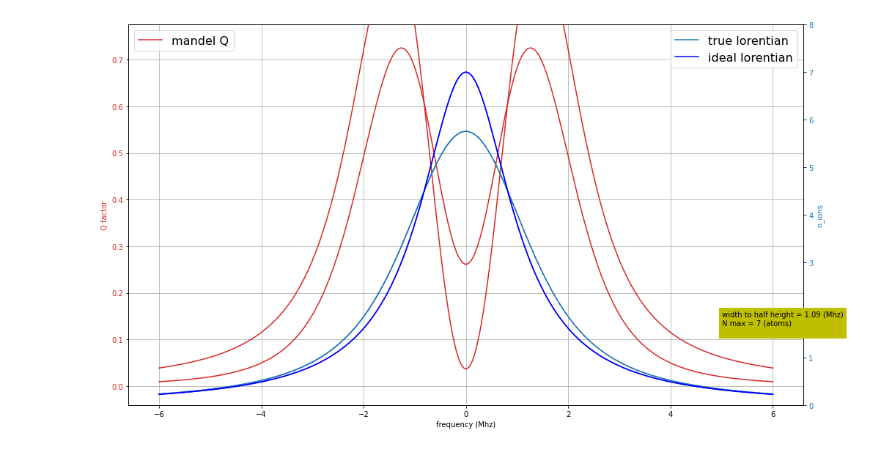
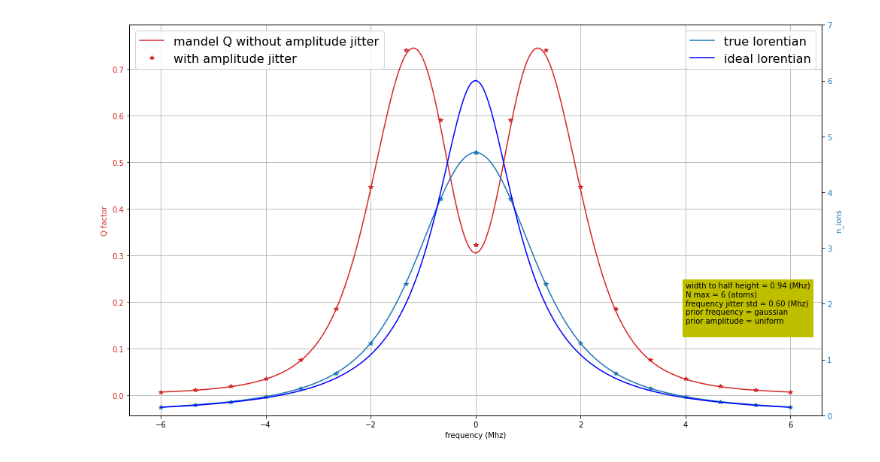
Before and after one commit to Valerio-Amico/Lab-Rydberg, a Jupyter notebook: Q_simulations/read_files.ipynb, the cells around one changed output. Cells and saved outputs as stored; diff of their text form; code cells hidden in the pictures.

```diff
--- a/Q_simulations/read_files.ipynb
+++ b/Q_simulations/read_files.ipynb
@@ -33,52 +35,58 @@ f01=np.array(f01)
 def lorentian(x, n_max, Gamma, x_resonance=0):
     return n_max*(Gamma**2/((x-x_resonance)**2+Gamma**2))
 # %%
-n_max=7
-g = 2.2*780/1013-0.6
+n_max=6
+g = 2*780/1013-0.6
+f_std=0.6
 # %%
 y=lorentian(f0,n_max,g)
-y1=lorentian(f01,n_max,g)
+#y1=lorentian(n,n_max,g)
 
 fig, ax1 = plt.subplots(figsize=(14, 8))
 
 color = 'tab:red'
 ax1.set_xlabel('frequency (Mhz)')
 ax1.set_ylabel('Q factor', color=color)
-ax1.plot(f0, Q, "-", color=color, label="mandel Q")
+ax1.plot(f0, Q, "-", color=color, label="mandel Q without amplitude jitter")
 ax1.plot(-f0, Q, "-", color=color)
-ax1.plot(f01, Q1, "-", color=color)
-ax1.plot(-f01, Q1, "-", color=color)
+ax1.plot(f01, Q1, "*", color=color, label="with amplitude jitter")
+ax1.plot(-f01, Q1, "*", color=color)
 ax1.tick_params(axis='y', labelcolor=color)
 ax1.set_ylim([min(Q)-0.05,max(Q)+0.05])
 
 ax2 = ax1.twinx()  # instantiate a second axes that shares the same x-axis
 
 color = 'tab:blue'
 ax2.set_ylabel('n_ions', color=color)  # we already handled the x-label with ax1
 ax2.plot(f0, n_means, "-", color=color, label="true lorentian")
 ax2.plot(-f0, n_means, "-", color=color)
-ax2.plot(f01, n_means1, "-", color=color)
-ax2.plot(-f01, n_means1, "-", color=color)
+ax2.plot(f01, n_means1, "*", color=color)
+ax2.plot(-f01, n_means1, "*", color=color)
 ax2.tick_params(axis='y', labelcolor=color)
 ax2.set_ylim([0,n_max+1])
 
 fig.tight_layout()  # otherwise the right y-label is slightly clipped
 ax1.grid()
 
 plt.plot(f0, y, c="b", label="ideal lorentian")
 plt.plot(-f0, y, c="b")
-plt.plot(f01, y1, c="b")
-plt.plot(-f01, y1, c="b")
+
 ax1.legend(loc=2, fontsize=16)
 ax2.legend(loc=1, fontsize=16)
 
 text=""
 text=text+"width to half height = %.2f (Mhz)\n" %g
 text=text+"N max = %d (atoms)\n" %n_max
 # text=text+"frequency jitter std = %.2f (Mhz)\n" %f_std
+text=""
+text=text+"width to half height = %.2f (Mhz)\n" %g
+text=text+"N max = %d (atoms)\n" %n_max
+text=text+"frequency jitter std = %.2f (Mhz)\n" %f_std
+text=text+"prior frequency = gaussian\n"
+text=text+"prior amplitude = uniform\n"
 
-ax2.text(x=5,y=1.5,s=text,backgroundcolor="y")
+ax2.text(x=4,y=1.5,s=text,backgroundcolor="y")
 
 plt.show()
 # %% [output]
-[figure, old version]
+[figure, new version]
```
Also changed, not shown: parts of 1 cell of this notebook, 2 other files.
